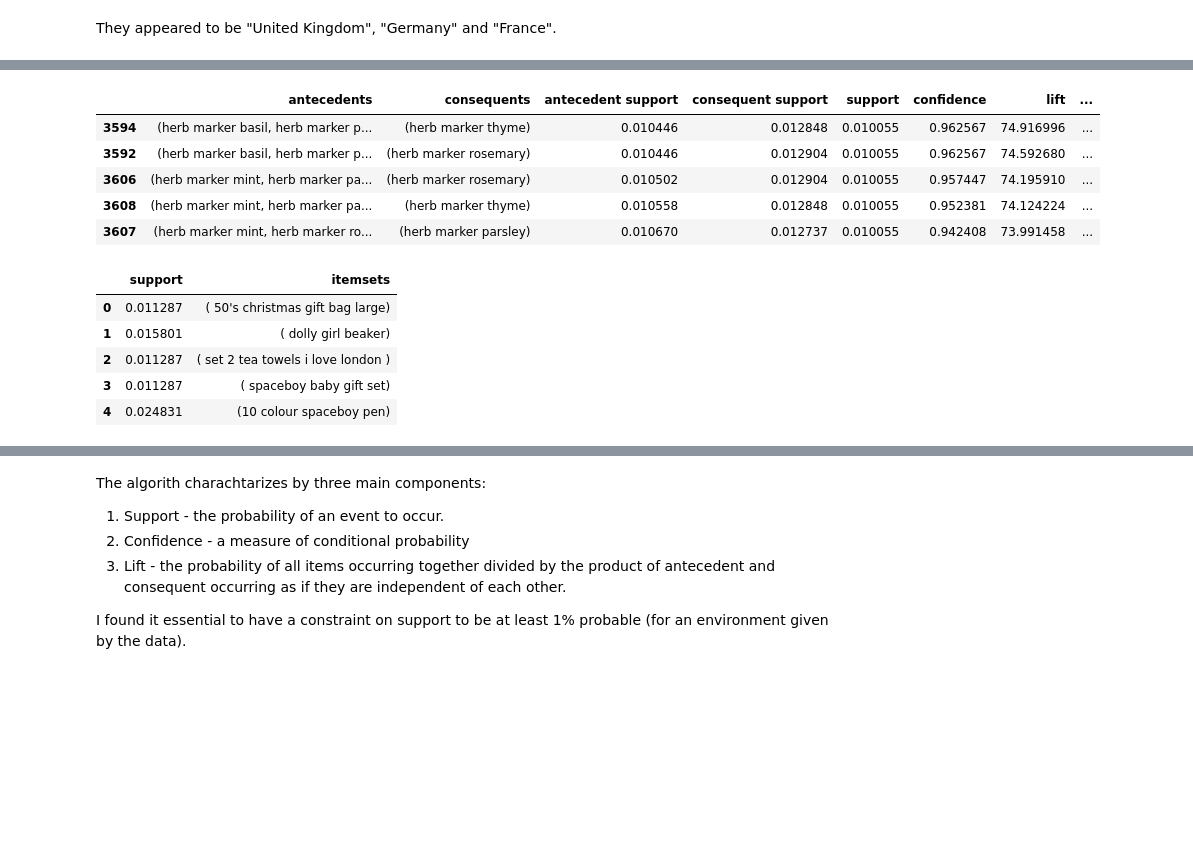
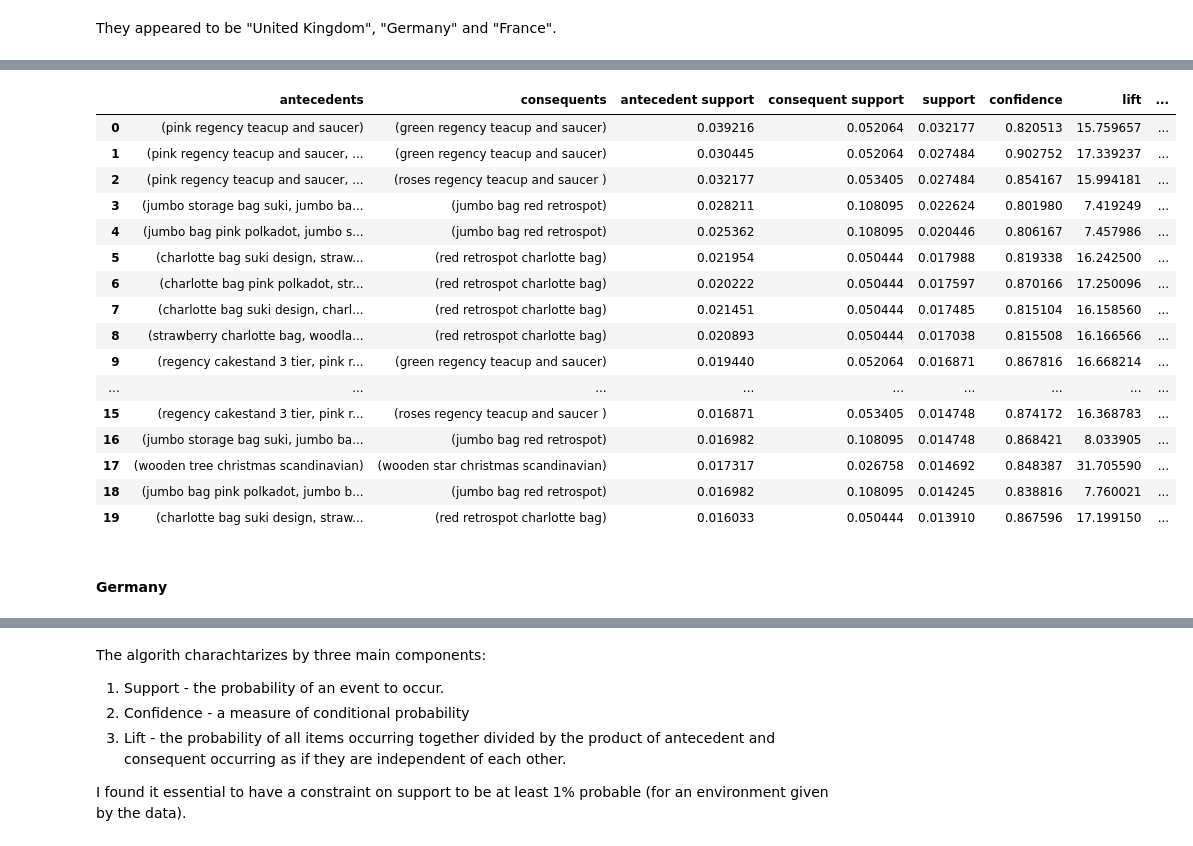
Before and after one commit to DanisAlukaev/Data-Mining, a Jupyter notebook: session01/4. Modeling.ipynb, the cells around one changed output, grey strips where cells are left out. Saved outputs shown, nothing was run; the diff lists cells and outputs as text; code cells hidden in the pictures; blank space fills up the shorter version.

Commit message:
! association rules

```diff
--- a/session01/4. Modeling.ipynb
+++ b/session01/4. Modeling.ipynb
@@ -175,9 +175,10 @@ plt.show()
 # %% [markdown]
 They appeared to be "United Kingdom", "Germany" and "France".
 # %%
-def run_apriori(country):
+def run_apriori(country, min_support=0.01):
     df_country = df[df.Country == country]
     df_items = df_country.groupby(['InvoiceNo', 'Description'])['Quantity'].sum().unstack().fillna(0).applymap(lambda x: 1 if x > 0 else 0)
-    item_set = apriori(df_items, min_support=0.01, use_colnames=True)
-    item_set.sort_values(by='support').head()
+    item_set = apriori(df_items, min_support=min_support, use_colnames=True)
+    item_set.sort_values(by='support', ascending=False, inplace=True)
+    item_set['len'] = item_set['itemsets'].apply(lambda x: len(x))
     return item_set
@@ -194,20 +209,25 @@ item_set_uk.head()
 # %%
-rules = association_rules(item_set_uk, metric="support", min_threshold=0.01)
-rules.sort_values(by='antecedent support').head()
+rules = association_rules(item_set_uk, metric="confidence", min_threshold=0.8)
+rules.head(20)
 # %% [output]
 |  | antecedents | consequents | antecedent support | consequent support | support | confidence | lift | ... |
-| 3594 | (herb marker basil, herb marker p... | (herb marker thyme) | 0.010446 | 0.012848 | 0.010055 | 0.962567 | 74.916996 | ... |
-| 3592 | (herb marker basil, herb marker p... | (herb marker rosemary) | 0.010446 | 0.012904 | 0.010055 | 0.962567 | 74.592680 | ... |
-| 3606 | (herb marker mint, herb marker pa... | (herb marker rosemary) | 0.010502 | 0.012904 | 0.010055 | 0.957447 | 74.195910 | ... |
-| 3608 | (herb marker mint, herb marker pa... | (herb marker thyme) | 0.010558 | 0.012848 | 0.010055 | 0.952381 | 74.124224 | ... |
-| 3607 | (herb marker mint, herb marker ro... | (herb marker parsley) | 0.010670 | 0.012737 | 0.010055 | 0.942408 | 73.991458 | ... |
+| 0 | (pink regency teacup and saucer) | (green regency teacup and saucer) | 0.039216 | 0.052064 | 0.032177 | 0.820513 | 15.759657 | ... |
+| 1 | (pink regency teacup and saucer, ... | (green regency teacup and saucer) | 0.030445 | 0.052064 | 0.027484 | 0.902752 | 17.339237 | ... |
+| 2 | (pink regency teacup and saucer, ... | (roses regency teacup and saucer ) | 0.032177 | 0.053405 | 0.027484 | 0.854167 | 15.994181 | ... |
+| 3 | (jumbo storage bag suki, jumbo ba... | (jumbo bag red retrospot) | 0.028211 | 0.108095 | 0.022624 | 0.801980 | 7.419249 | ... |
+| 4 | (jumbo bag pink polkadot, jumbo s... | (jumbo bag red retrospot) | 0.025362 | 0.108095 | 0.020446 | 0.806167 | 7.457986 | ... |
+| 5 | (charlotte bag suki design, straw... | (red retrospot charlotte bag) | 0.021954 | 0.050444 | 0.017988 | 0.819338 | 16.242500 | ... |
+| 6 | (charlotte bag pink polkadot, str... | (red retrospot charlotte bag) | 0.020222 | 0.050444 | 0.017597 | 0.870166 | 17.250096 | ... |
+| 7 | (charlotte bag suki design, charl... | (red retrospot charlotte bag) | 0.021451 | 0.050444 | 0.017485 | 0.815104 | 16.158560 | ... |
+| 8 | (strawberry charlotte bag, woodla... | (red retrospot charlotte bag) | 0.020893 | 0.050444 | 0.017038 | 0.815508 | 16.166566 | ... |
+| 9 | (regency cakestand 3 tier, pink r... | (green regency teacup and saucer) | 0.019440 | 0.052064 | 0.016871 | 0.867816 | 16.668214 | ... |
+| ... | ... | ... | ... | ... | ... | ... | ... | ... |
+| 15 | (regency cakestand 3 tier, pink r... | (roses regency teacup and saucer ) | 0.016871 | 0.053405 | 0.014748 | 0.874172 | 16.368783 | ... |
+| 16 | (jumbo storage bag suki, jumbo ba... | (jumbo bag red retrospot) | 0.016982 | 0.108095 | 0.014748 | 0.868421 | 8.033905 | ... |
+| 17 | (wooden tree christmas scandinavian) | (wooden star christmas scandinavian) | 0.017317 | 0.026758 | 0.014692 | 0.848387 | 31.705590 | ... |
+| 18 | (jumbo bag pink polkadot, jumbo b... | (jumbo bag red retrospot) | 0.016982 | 0.108095 | 0.014245 | 0.838816 | 7.760021 | ... |
+| 19 | (charlotte bag suki design, straw... | (red retrospot charlotte bag) | 0.016033 | 0.050444 | 0.013910 | 0.867596 | 17.199150 | ... |
+# %% [markdown]
+#### Germany
 # %%
 item_set_ger = run_apriori("Germany")
-item_set_ger.head()
-# %% [output]
-|  | support | itemsets |
-| 0 | 0.011287 | ( 50's christmas gift bag large) |
-| 1 | 0.015801 | ( dolly girl beaker) |
-| 2 | 0.011287 | ( set 2 tea towels i love london ) |
-| 3 | 0.011287 | ( spaceboy baby gift set) |
-| 4 | 0.024831 | (10 colour spaceboy pen) |
```
Also changed, not shown: parts of 9 cells of this notebook, 1 other file.
